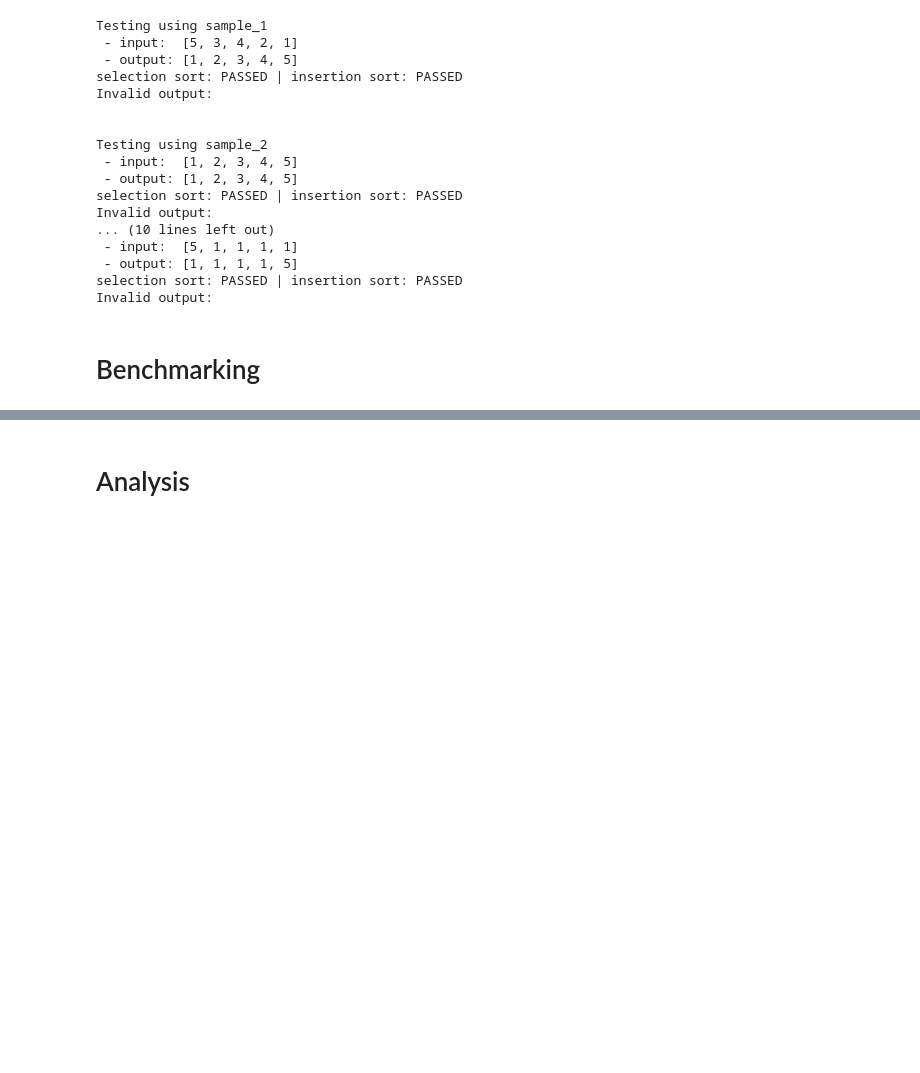
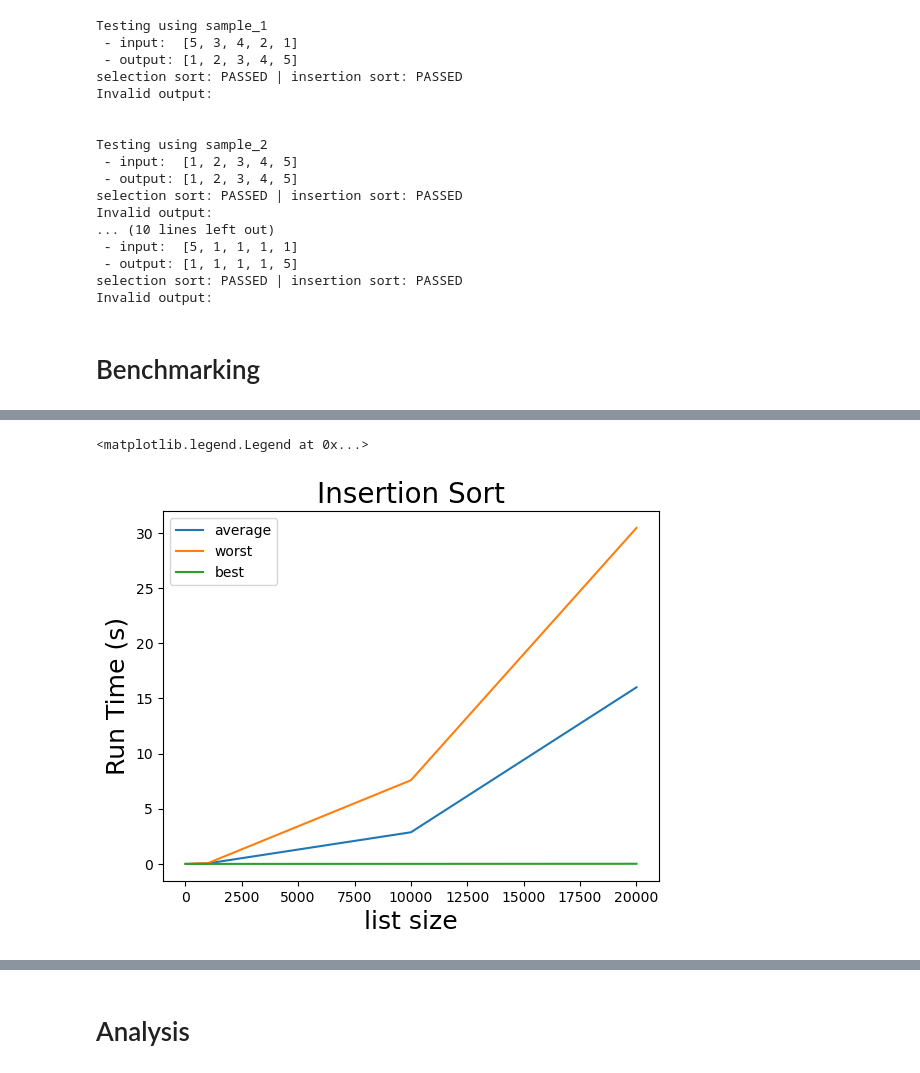
Before and after one commit to littond/CSC3310-Program2, a Jupyter notebook: Program2.ipynb, the cells around one changed output, grey strips where cells are left out. Saved outputs shown, nothing was run; the diff lists cells and outputs as text; code cells hidden in the pictures; blank space fills up the shorter version.

```diff
--- a/Program2.ipynb
+++ b/Program2.ipynb
@@ -210,0 +236,12 @@ Average time to complete insertionSort 0.004594039986841381 seconds for a list o
+# %%
+# plot all insertion sort
+plt.plot(list_sizes, avg_insertionSort_list, label="average")
+plt.plot(list_sizes, worst_insertionSort_list, label="worst")
+plt.plot(list_sizes, best_insertionSort_list, label="best")
+plt.xlabel("list size", fontsize=18)
+plt.ylabel("Run Time (s)", fontsize=18)
+plt.title("Insertion Sort", fontsize=20)
+plt.legend()
+# %% [output]
+<matplotlib.legend.Legend at 0x...>
+[figure, added]
```
Also changed, not shown: parts of 10 cells of this notebook.
